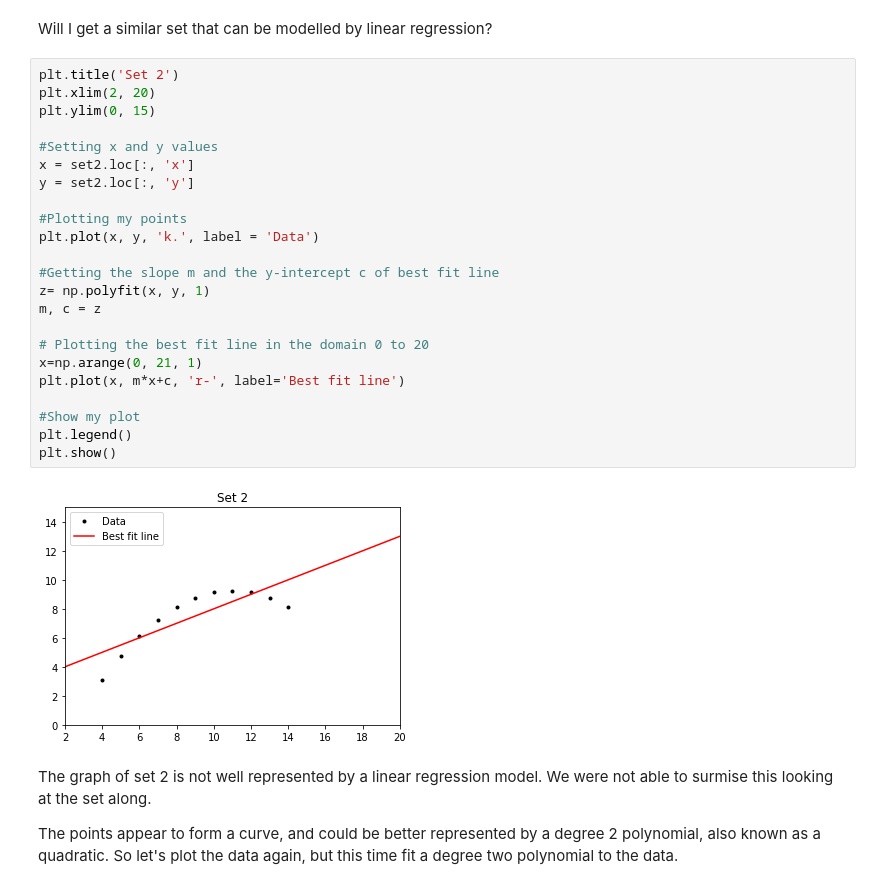
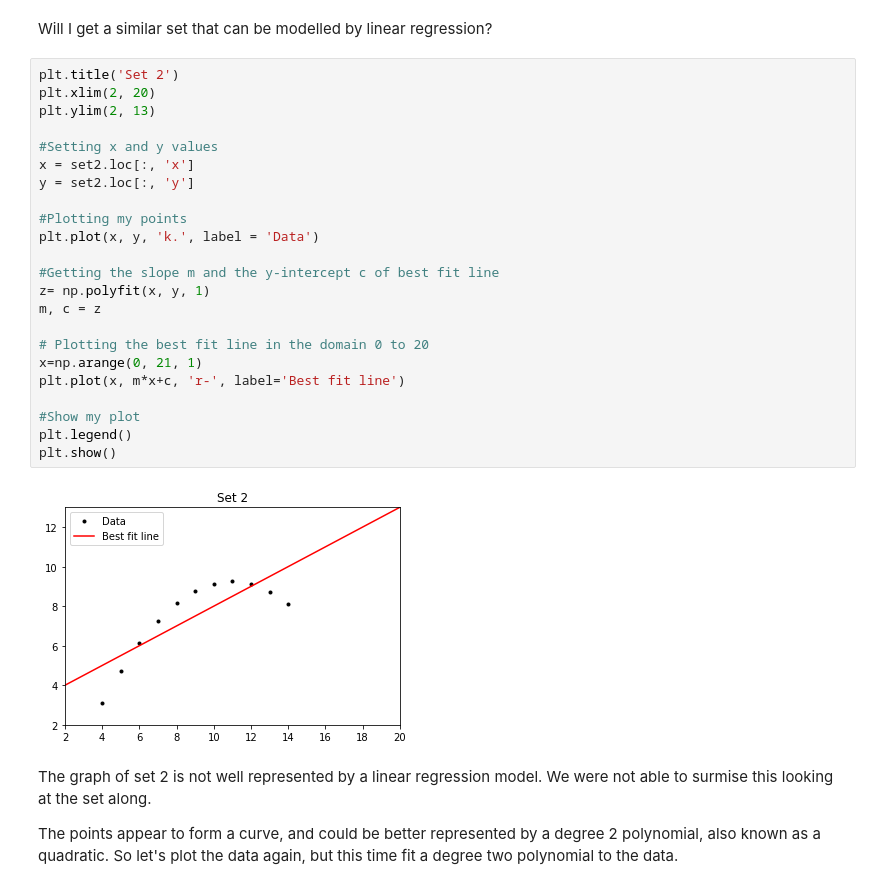
Before and after one commit to MarionMcG/data-analysis, a Jupyter notebook: anscombe.ipynb, the cells around one changed output. Saved outputs shown, nothing was run; the diff lists cells and outputs as text.

Commit message:
Same axes for all scatter

```diff
--- a/anscombe.ipynb
+++ b/anscombe.ipynb
@@ -163,28 +164,28 @@ Will I get a similar set that can be modelled by linear regression?
 # %%
 plt.title('Set 2')
 plt.xlim(2, 20)
-plt.ylim(0, 15)
+plt.ylim(2, 13)
 
 #Setting x and y values
 x = set2.loc[:, 'x']
 y = set2.loc[:, 'y']
 
 #Plotting my points
 plt.plot(x, y, 'k.', label = 'Data')
 
 #Getting the slope m and the y-intercept c of best fit line
 z= np.polyfit(x, y, 1)
 m, c = z
 
 # Plotting the best fit line in the domain 0 to 20
 x=np.arange(0, 21, 1)
 plt.plot(x, m*x+c, 'r-', label='Best fit line')
 
 #Show my plot
 plt.legend()
 plt.show()
 # %% [output]
-[figure, old version]
+[figure, new version]
 # %% [markdown]
 The graph of set 2 is not well represented by a linear regression model. We were not able to surmise this looking at the set along.
 
```
Also changed, not shown: parts of 7 cells of this notebook.
